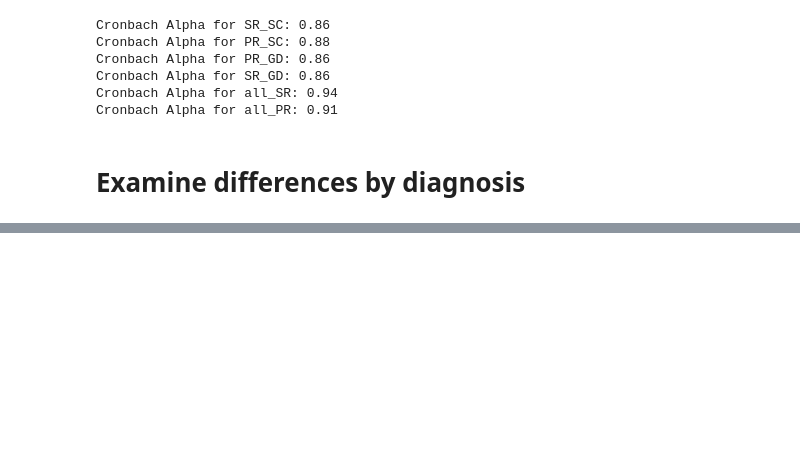
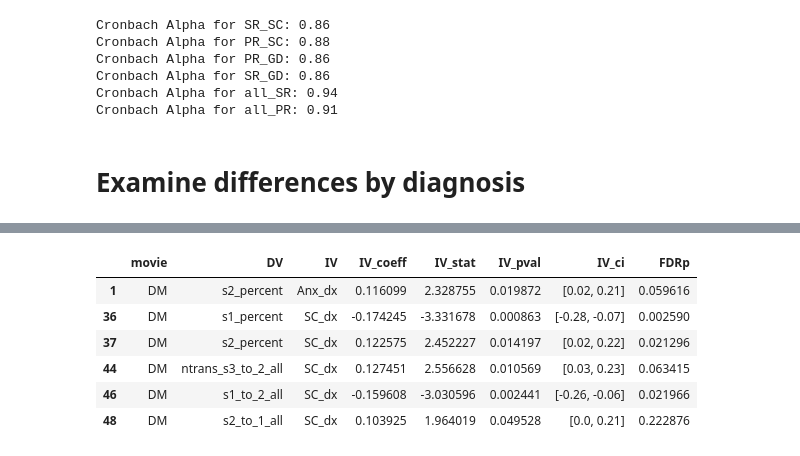
Before and after one commit to catcamacho/hbn_brain_states_gen_anx, a Jupyter notebook: 4_AdditionalAnalyses.ipynb, the cells around one changed output, grey strips where cells are left out. Cells and saved outputs as stored; diff of their text form; code cells hidden in the pictures; blank space fills up the shorter version.

```diff
--- a/4_AdditionalAnalyses.ipynb
+++ b/4_AdditionalAnalyses.ipynb
@@ -100,0 +291,11 @@ Cronbach Alpha for all_PR: 0.91
+# %%
+results_df.sort_values('FDRp', axis=0)
+results_df.loc[results_df['IV_pval']<0.05,:]
+# %% [output]
+|  | movie | DV | IV | IV_coeff | IV_stat | IV_pval | IV_ci | FDRp |
+| 1 | DM | s2_percent | Anx_dx | 0.116099 | 2.328755 | 0.019872 | [0.02, 0.21] | 0.059616 |
+| 36 | DM | s1_percent | SC_dx | -0.174245 | -3.331678 | 0.000863 | [-0.28, -0.07] | 0.002590 |
+| 37 | DM | s2_percent | SC_dx | 0.122575 | 2.452227 | 0.014197 | [0.02, 0.22] | 0.021296 |
+| 44 | DM | ntrans_s3_to_2_all | SC_dx | 0.127451 | 2.556628 | 0.010569 | [0.03, 0.23] | 0.063415 |
+| 46 | DM | s1_to_2_all | SC_dx | -0.159608 | -3.030596 | 0.002441 | [-0.26, -0.06] | 0.021966 |
+| 48 | DM | s2_to_1_all | SC_dx | 0.103925 | 1.964019 | 0.049528 | [0.0, 0.21] | 0.222876 |
```
Also changed, not shown: parts of 5 cells of this notebook, 1 other file.
